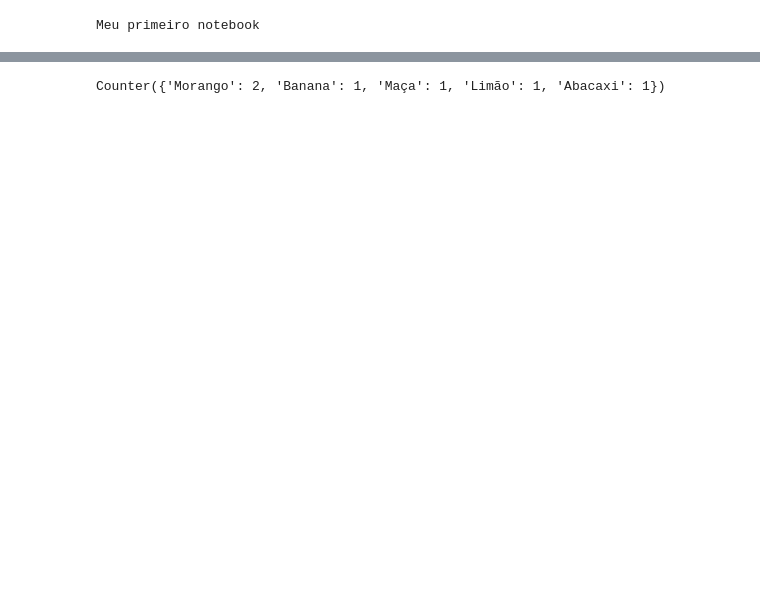
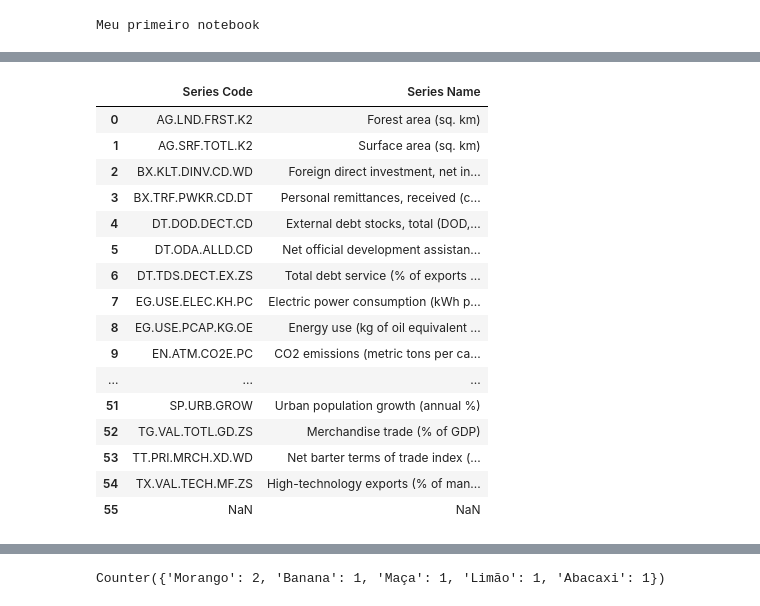
Before and after one commit to CarolineAndradeR/Python, a Jupyter notebook: cap12.ipynb, the cells around one changed output, grey strips where cells are left out. Saved outputs shown, nothing was run; the diff lists cells and outputs as text; code cells hidden in the pictures; blank space fills up the shorter version.

```diff
--- a/cap12.ipynb
+++ b/cap12.ipynb
@@ -65,0 +166,30 @@ False
+# %%
+#Comando encadeado (quando se tem mais de um comando na mesma linha de código)
+#Comando RESET reordena o valores do index com base na ordenação das colunas
+df_descricao_campos = df_descricao_campos.drop_duplicates().reset_index().sort_values(by='Series Code')
+
+#Toda vez que é usado o Resert Index no mesmo objeto cria uma coluna nova, para não ficar varias colunas repetidas toda vez que excutar o comando
+#é necessario apagar o primeiro que foi feito.
+#del df_descricao_campos['index']
+#del df_descricao_campos['level_0']
+
+
+df_descricao_campos
+# %% [output]
+|  | Series Code | Series Name |
+| 0 | AG.LND.FRST.K2 | Forest area (sq. km) |
+| 1 | AG.SRF.TOTL.K2 | Surface area (sq. km) |
+| 2 | BX.KLT.DINV.CD.WD | Foreign direct investment, net in... |
+| 3 | BX.TRF.PWKR.CD.DT | Personal remittances, received (c... |
+| 4 | DT.DOD.DECT.CD | External debt stocks, total (DOD,... |
+| 5 | DT.ODA.ALLD.CD | Net official development assistan... |
+| 6 | DT.TDS.DECT.EX.ZS | Total debt service (% of exports ... |
+| 7 | EG.USE.ELEC.KH.PC | Electric power consumption (kWh p... |
+| 8 | EG.USE.PCAP.KG.OE | Energy use (kg of oil equivalent ... |
+| 9 | EN.ATM.CO2E.PC | CO2 emissions (metric tons per ca... |
+| ... | ... | ... |
+| 51 | SP.URB.GROW | Urban population growth (annual %) |
+| 52 | TG.VAL.TOTL.GD.ZS | Merchandise trade (% of GDP) |
+| 53 | TT.PRI.MRCH.XD.WD | Net barter terms of trade index (... |
+| 54 | TX.VAL.TECH.MF.ZS | High-technology exports (% of man... |
+| 55 | NaN | NaN |
```
Also changed, not shown: parts of 7 cells of this notebook.
